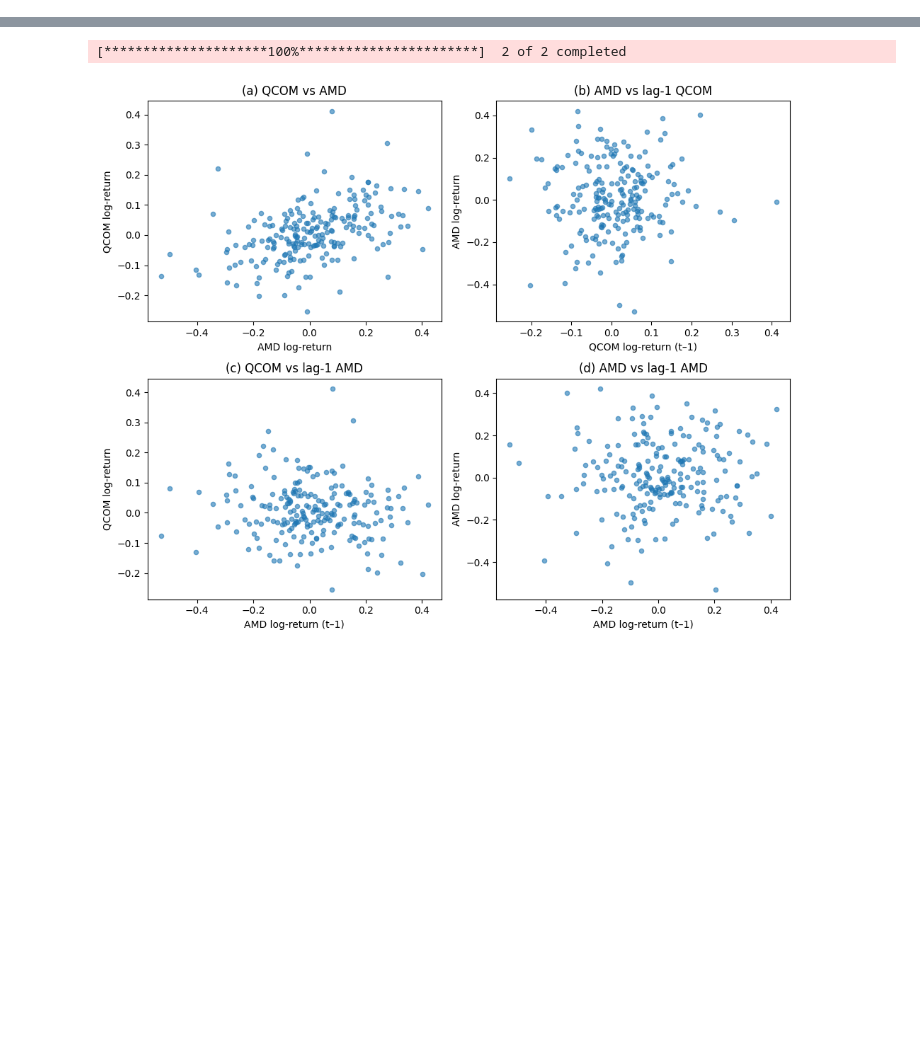
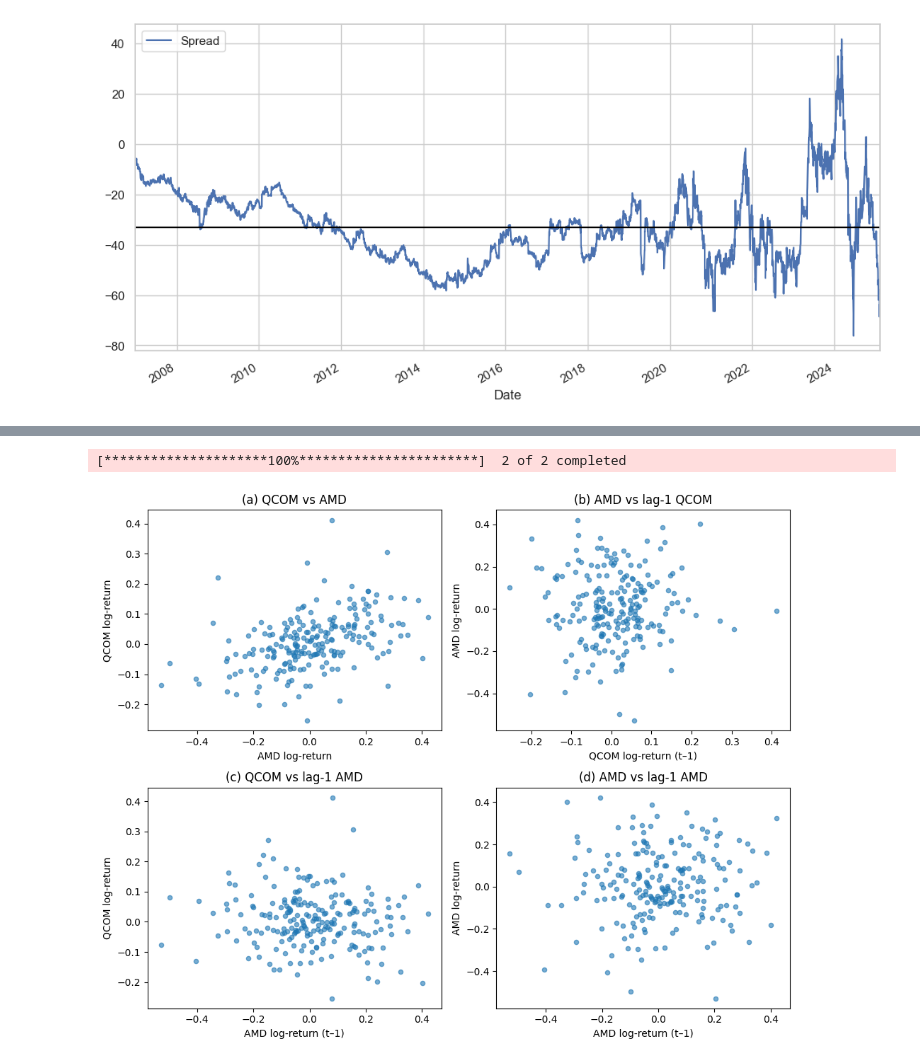
Before and after one commit to KidQuant/FA542-Project, a Jupyter notebook: contin.ipynb, the cells around one changed output, grey strips where cells are left out. Drawn from its saved outputs; the diff is of its cells as text; code cells hidden in the pictures; blank space fills up the shorter version.

```diff
--- a/contin.ipynb
+++ b/contin.ipynb
@@ -48,0 +75,13 @@ print(pairs)
+# %%
+S1 = sm.add_constant(S1)
+results = sm.OLS(S2, S1).fit()
+S1 = S1['QCOM']
+b = results.params['QCOM']
+
+spread = S2 - b * S1
+spread.plot(figsize=(12,6))
+plt.axhline(spread.mean(), color='black')
+plt.xlim('2007-01-01', '2025-02-10')
+plt.legend(['Spread']);
+# %% [output]
+[figure, added]
```
Also changed, not shown: parts of 7 cells of this notebook, 8 other files.
